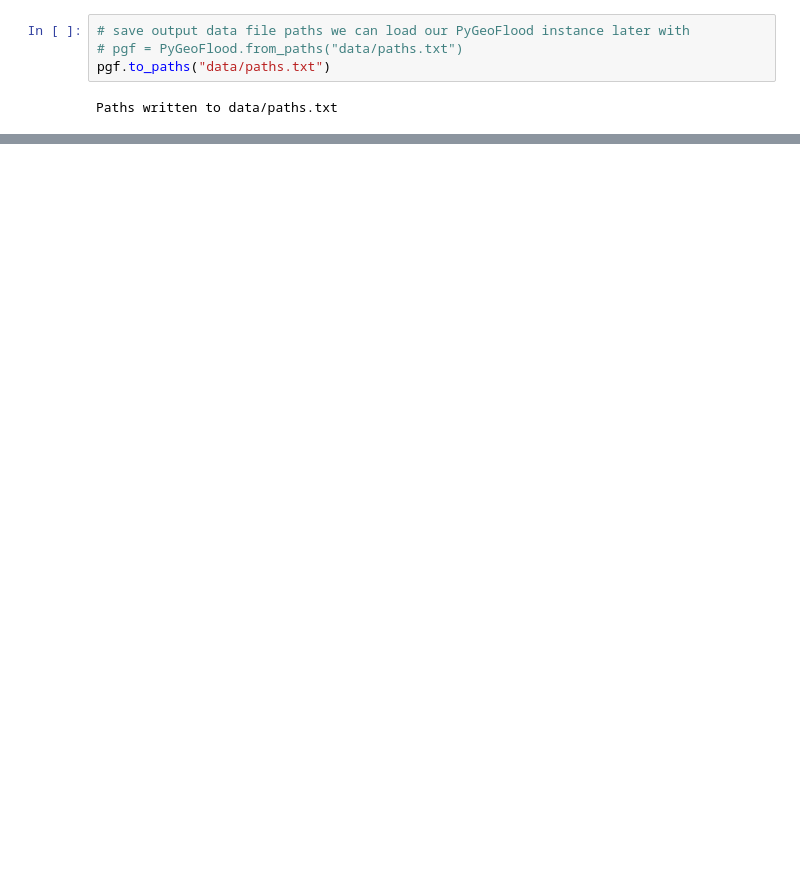
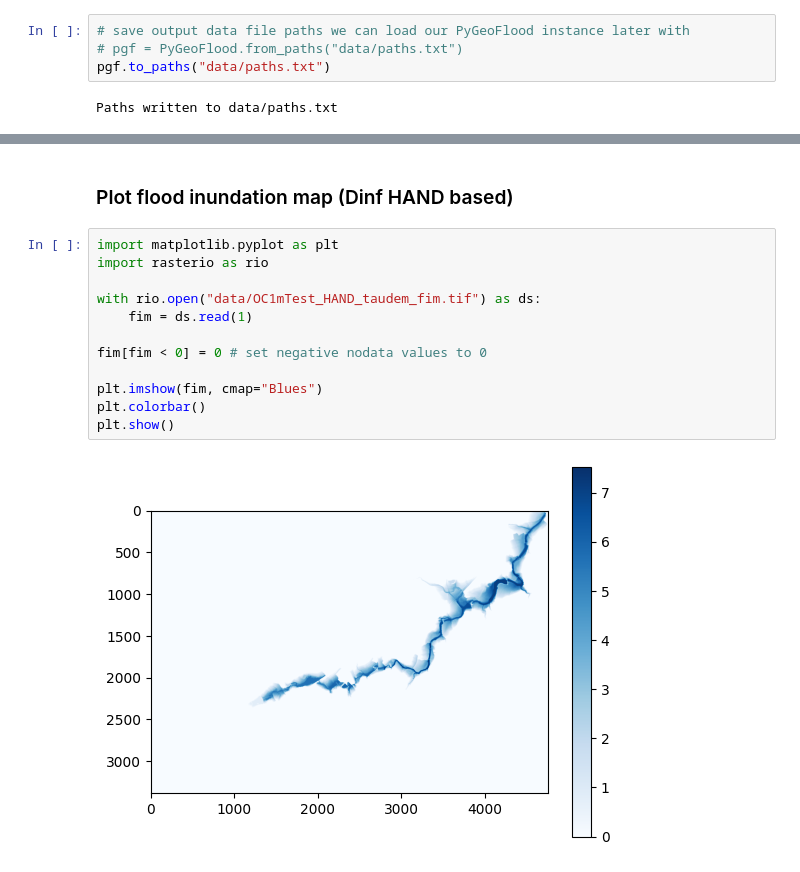
Before and after one commit to passaH2O/pygeoflood, a Jupyter notebook: examples/fim_workflow_indiv_steps.ipynb, the cells around one changed output, grey strips where cells are left out. Saved outputs shown, nothing was run; the diff lists cells and outputs as text; blank space fills up the shorter version.

Commit message:
add optional Dinf HAND workflow to example notebook

```diff
--- a/examples/fim_workflow_indiv_steps.ipynb
+++ b/examples/fim_workflow_indiv_steps.ipynb
@@ -388,0 +502,16 @@ Paths written to data/paths.txt
+# %% [markdown]
+### Plot flood inundation map (Dinf HAND based)
+# %%
+import matplotlib.pyplot as plt
+import rasterio as rio
+
+with rio.open("data/OC1mTest_HAND_taudem_fim.tif") as ds:
+    fim = ds.read(1)
+
+fim[fim < 0] = 0 # set negative nodata values to 0
+
+plt.imshow(fim, cmap="Blues")
+plt.colorbar()
+plt.show()
+# %% [output]
+[figure, added]
```
Also changed, not shown: parts of 25 cells of this notebook, 1 other file.
